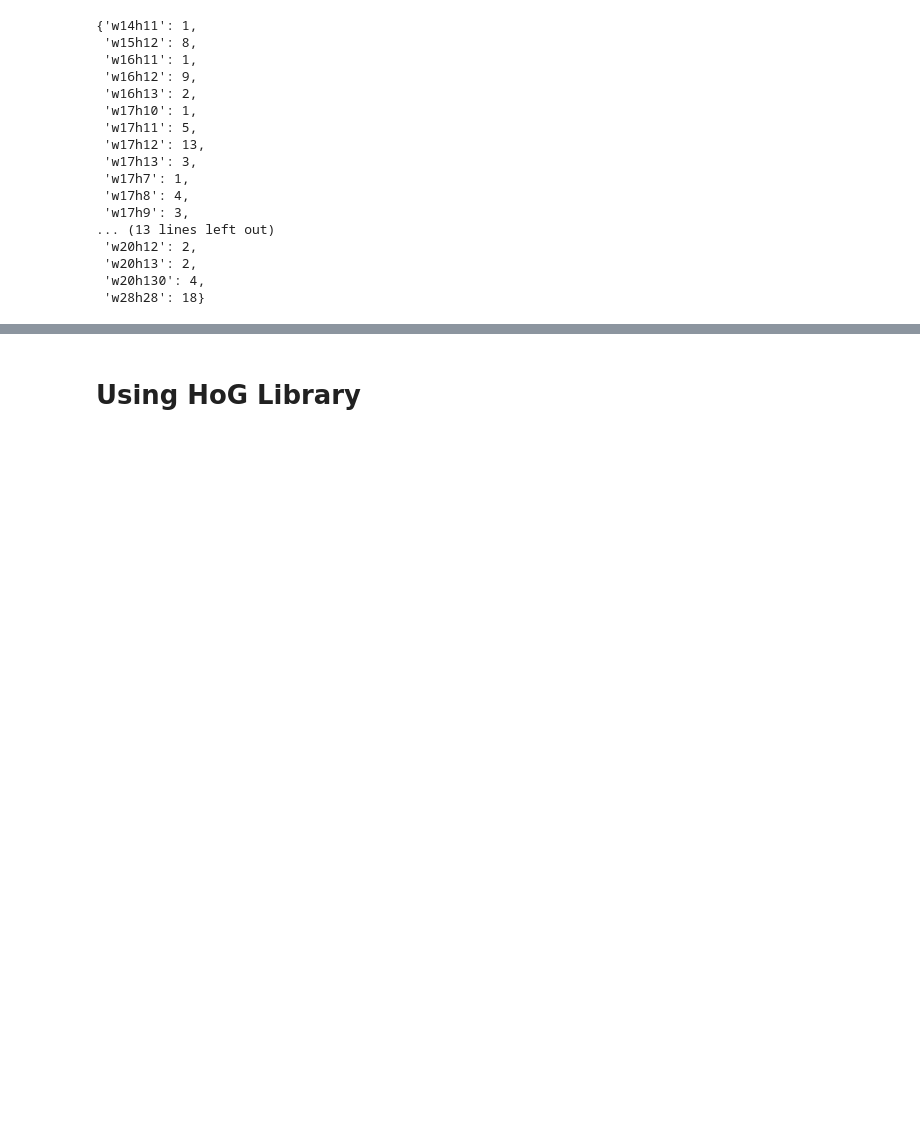
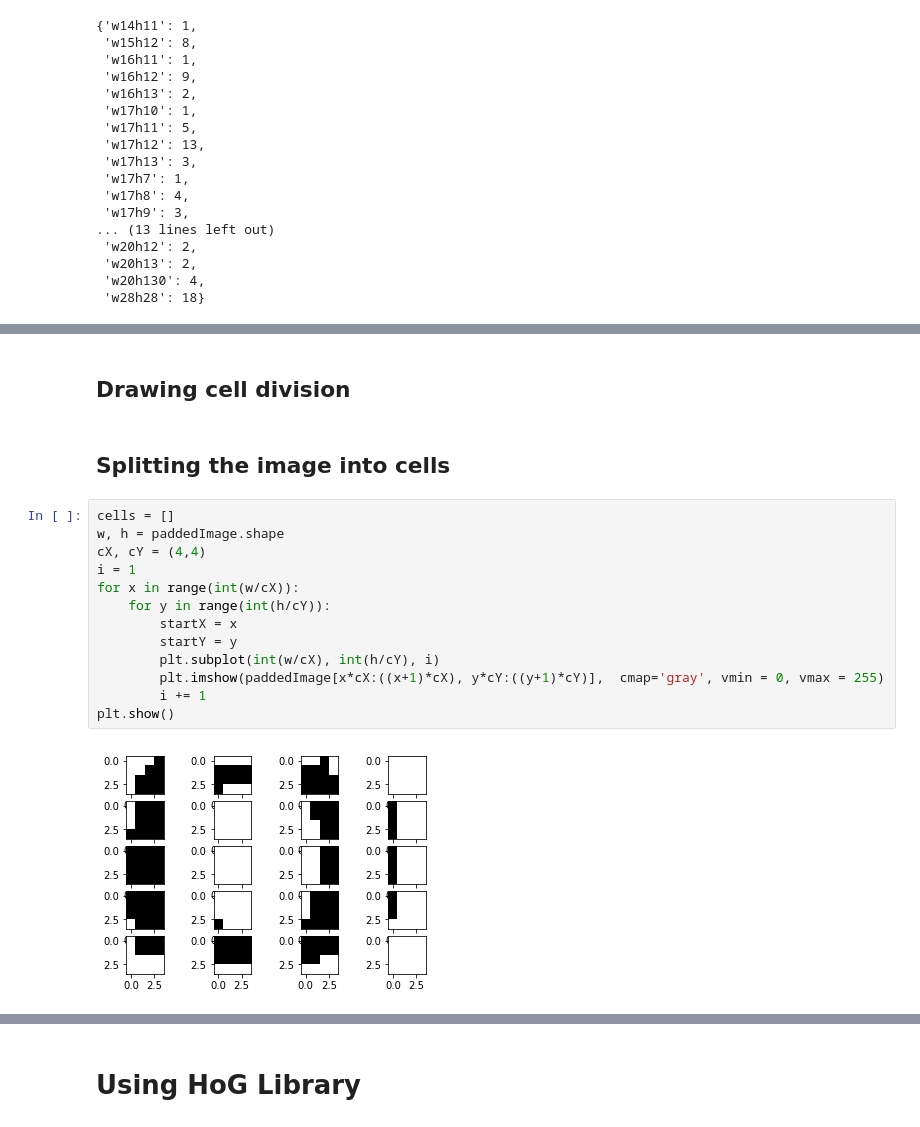
Before and after one commit to gabrieldelaparra/CC5509-2017-2-Tarea1, a Jupyter notebook: tarea1.ipynb, the cells around one changed output, grey strips where cells are left out. Saved outputs shown, nothing was run; the diff lists cells and outputs as text; blank space fills up the shorter version.

```diff
--- a/tarea1.ipynb
+++ b/tarea1.ipynb
@@ -451,0 +494,19 @@ hist
+# %% [markdown]
+## Drawing cell division
+# %% [markdown]
+## Splitting the image into cells
+# %%
+cells = []
+w, h = paddedImage.shape
+cX, cY = (4,4)
+i = 1
+for x in range(int(w/cX)):
+    for y in range(int(h/cY)):
+        startX = x
+        startY = y
+        plt.subplot(int(w/cX), int(h/cY), i)
+        plt.imshow(paddedImage[x*cX:((x+1)*cX), y*cY:((y+1)*cY)],  cmap='gray', vmin = 0, vmax = 255)
+        i += 1
+plt.show()
+# %% [output]
+[figure, added]
```
Also changed, not shown: parts of 10 cells of this notebook.
